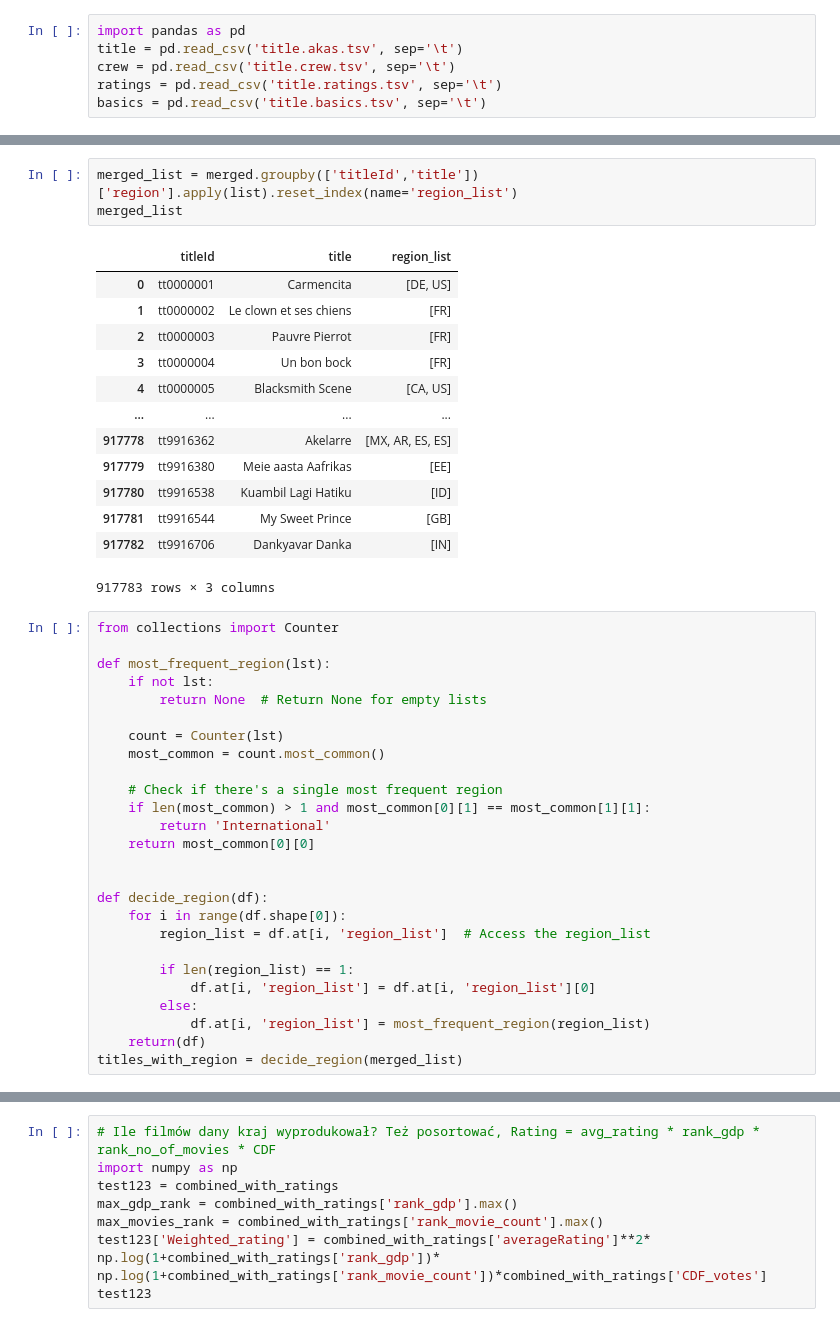
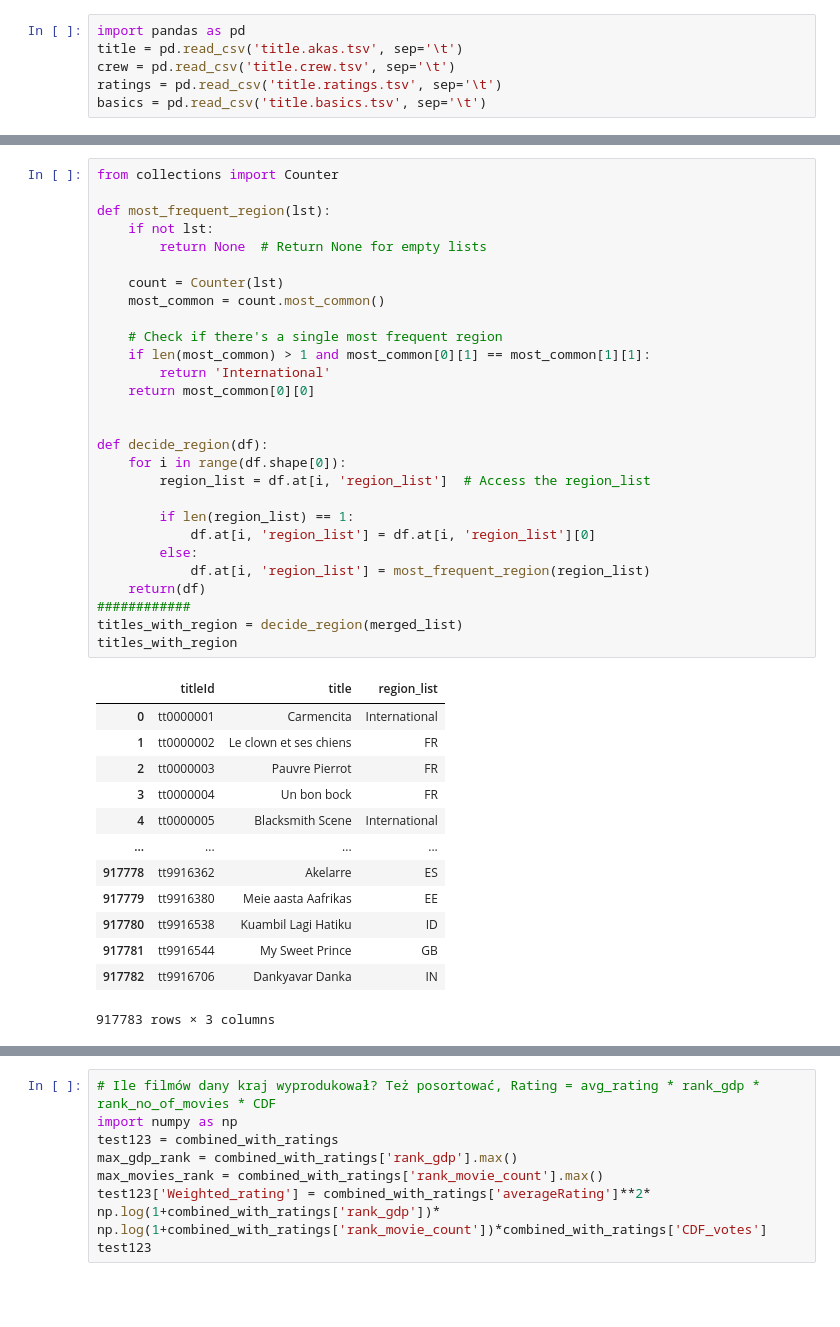
Before and after one commit to zorndog/Python-Project, a Jupyter notebook: Untitled.ipynb, the cells around one changed output, grey strips where cells are left out. Cells and saved outputs as stored; diff of their text form; blank space fills up the shorter version.

```diff
--- a/Untitled.ipynb
+++ b/Untitled.ipynb
@@ -68,46 +36,45 @@ Name: region, Length: 753986, dtype: object
-# %%
-merged_list = merged.groupby(['titleId','title'])['region'].apply(list).reset_index(name='region_list')
-merged_list
-# %% [output]
-|  | titleId | title | region_list |
-| 0 | tt0000001 | Carmencita | [DE, US] |
-| 1 | tt0000002 | Le clown et ses chiens | [FR] |
-| 2 | tt0000003 | Pauvre Pierrot | [FR] |
-| 3 | tt0000004 | Un bon bock | [FR] |
-| 4 | tt0000005 | Blacksmith Scene | [CA, US] |
-| ... | ... | ... | ... |
-| 917778 | tt9916362 | Akelarre | [MX, AR, ES, ES] |
-| 917779 | tt9916380 | Meie aasta Aafrikas | [EE] |
-| 917780 | tt9916538 | Kuambil Lagi Hatiku | [ID] |
-| 917781 | tt9916544 | My Sweet Prince | [GB] |
-| 917782 | tt9916706 | Dankyavar Danka | [IN] |
-917783 rows × 3 columns
 # %%
 from collections import Counter
 
 def most_frequent_region(lst):
     if not lst:
         return None  # Return None for empty lists
 
     count = Counter(lst)
     most_common = count.most_common()
 
     # Check if there's a single most frequent region
     if len(most_common) > 1 and most_common[0][1] == most_common[1][1]:
         return 'International'
     return most_common[0][0]
 
 
 def decide_region(df):
     for i in range(df.shape[0]):
         region_list = df.at[i, 'region_list']  # Access the region_list
 
         if len(region_list) == 1:
             df.at[i, 'region_list'] = df.at[i, 'region_list'][0]
         else:
             df.at[i, 'region_list'] = most_frequent_region(region_list)
     return(df)
+############
 titles_with_region = decide_region(merged_list)
+titles_with_region
+# %% [output]
+|  | titleId | title | region_list |
+| 0 | tt0000001 | Carmencita | International |
+| 1 | tt0000002 | Le clown et ses chiens | FR |
+| 2 | tt0000003 | Pauvre Pierrot | FR |
+| 3 | tt0000004 | Un bon bock | FR |
+| 4 | tt0000005 | Blacksmith Scene | International |
+| ... | ... | ... | ... |
+| 917778 | tt9916362 | Akelarre | ES |
+| 917779 | tt9916380 | Meie aasta Aafrikas | EE |
+| 917780 | tt9916538 | Kuambil Lagi Hatiku | ID |
+| 917781 | tt9916544 | My Sweet Prince | GB |
+| 917782 | tt9916706 | Dankyavar Danka | IN |
+917783 rows × 3 columns
 # %%
 import pycountry
 # Mapping country codes to country names
```
Also changed, not shown: parts of 18 cells of this notebook.
